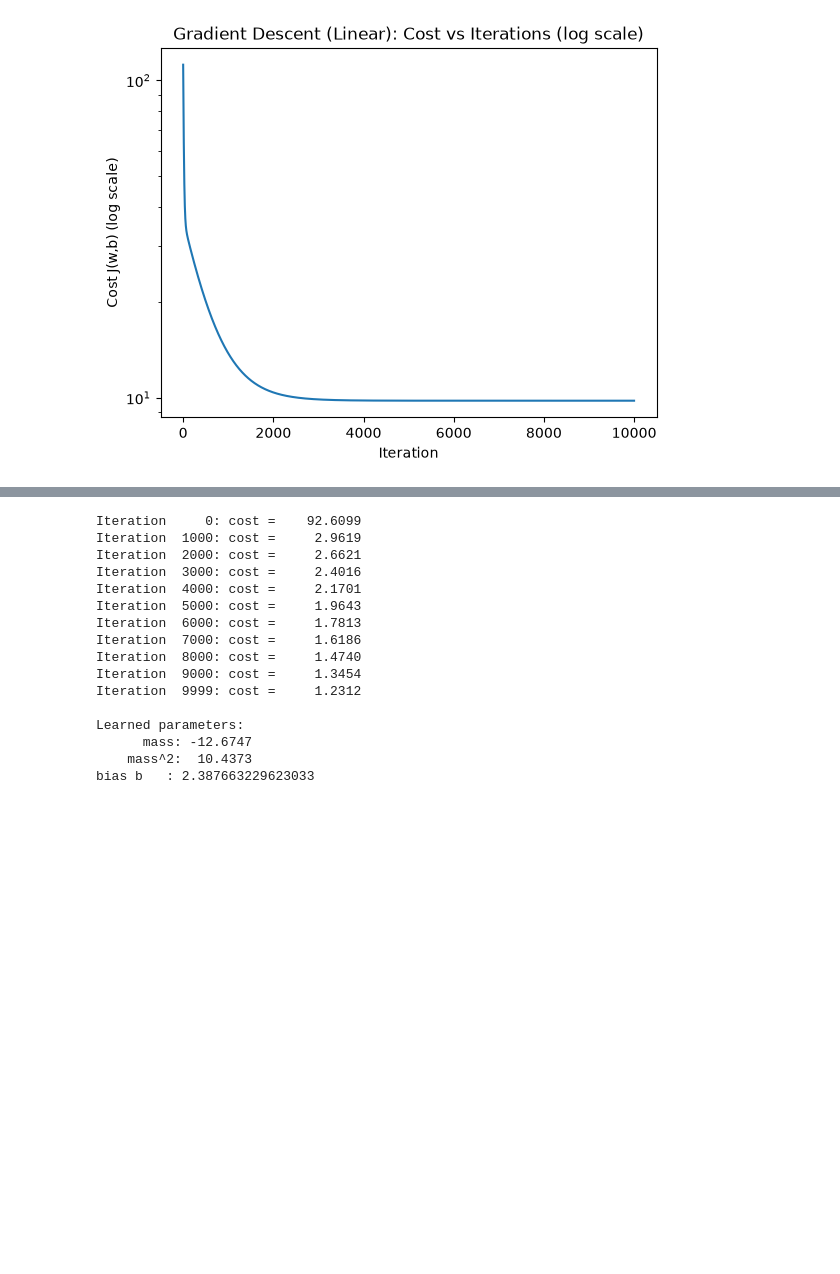
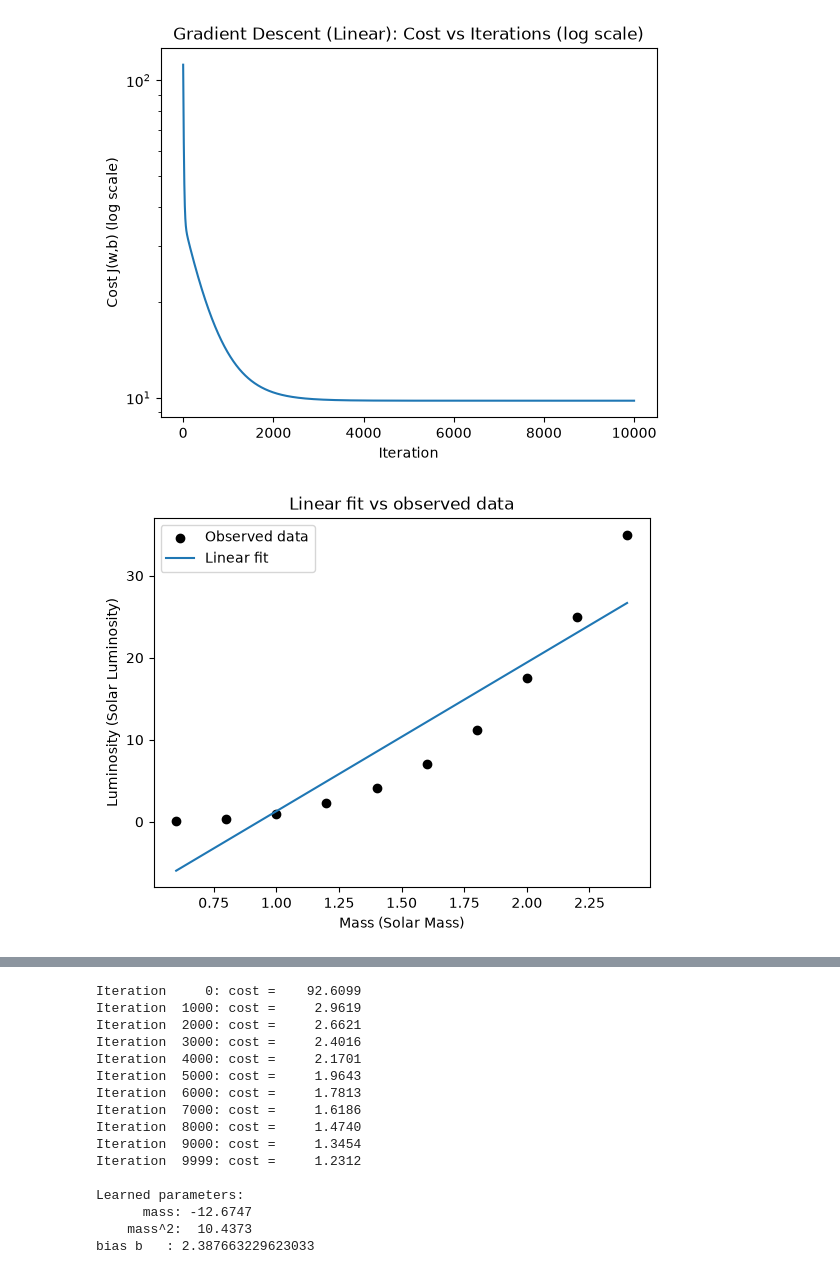
Before and after one commit to daniel-pm19/stellar-luminosity-regresion-refresher, a Jupyter notebook: stellar_luminosity_hands_on.ipynb, the cells around one changed output, grey strips where cells are left out. Drawn from its saved outputs; the diff is of its cells as text; code cells hidden in the pictures; blank space fills up the shorter version.

```diff
--- a/stellar_luminosity_hands_on.ipynb
+++ b/stellar_luminosity_hands_on.ipynb
@@ -249,3 +240,17 @@ plt.show()
 # %% [output]
 [figure]
 [figure]
+# %%
+mass_grid = np.linspace(mass.min(), mass.max(), 200)
+y_grid_lin = predict(mass_grid.reshape(-1, 1), w_learned_lin, b_learned_lin)
+
+plt.figure()
+plt.scatter(mass, luminosity, label="Observed data", color="black")
+plt.plot(mass_grid, y_grid_lin, label="Linear fit", color="tab:blue")
+plt.xlabel("Mass (Solar Mass)")
+plt.ylabel("Luminosity (Solar Luminosity)")
+plt.title("Linear fit vs observed data")
+plt.legend()
+plt.show()
+# %% [output]
+[figure, added]
```
Also changed, not shown: parts of 21 cells of this notebook.
